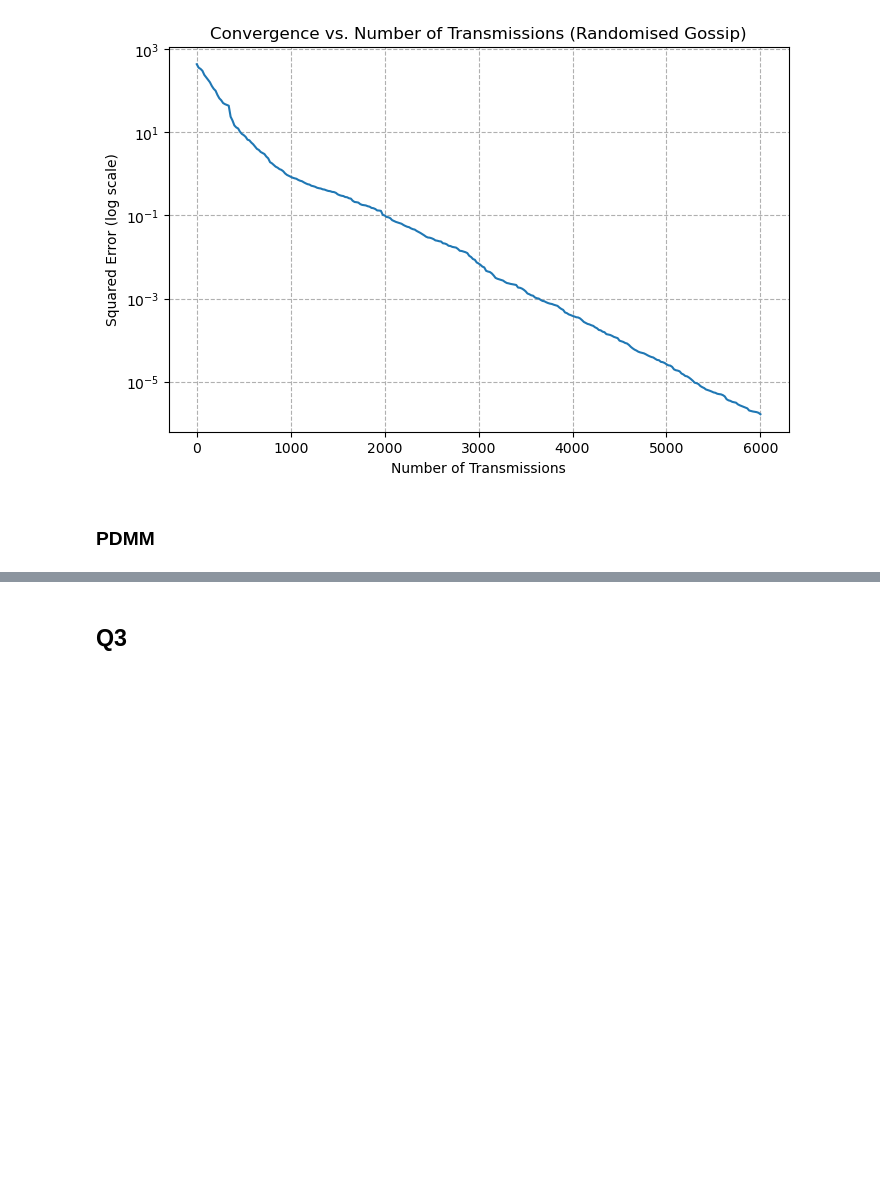
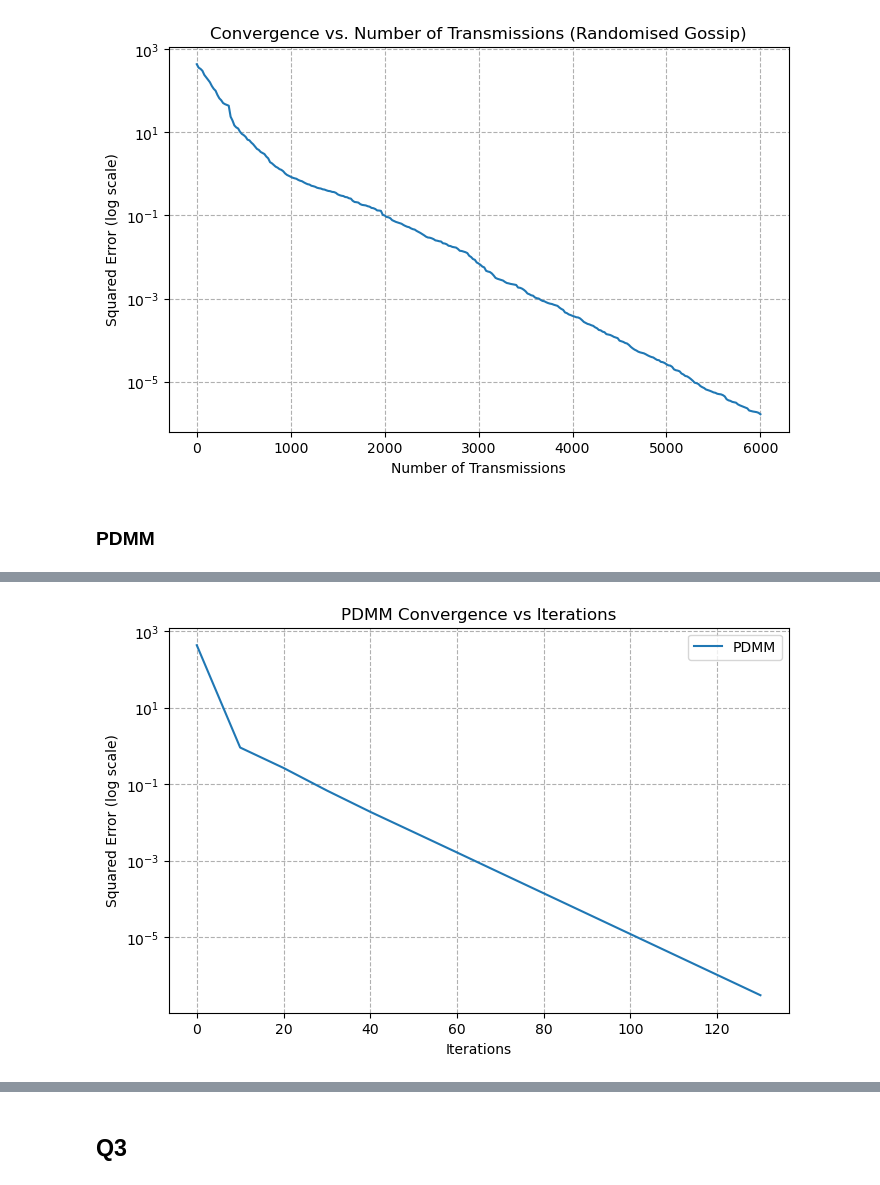
Before and after one commit to YuhanXu718/Distributed, a Jupyter notebook: Project.ipynb, the cells around one changed output, grey strips where cells are left out. Cells and saved outputs as stored; diff of their text form; code cells hidden in the pictures; blank space fills up the shorter version.

```diff
--- a/Project.ipynb
+++ b/Project.ipynb
@@ -202,0 +508,23 @@ plt.show()
+# %%
+import time
+
+# ------ Run PDMM with timing ------
+start_time = time.time()
+final_pdmm, history_pdmm = pdmm_average_consensus(init_values, adj_matrix)
+elapsed_time = time.time() - start_time
+
+# ------ Postprocessing metrics ------
+final_values = final_pdmm
+final_avg = np.mean(final_values)
+global_avg = np.mean(init_values)
+final_error = history_pdmm['errors'][-1]         # last squared error
+
+# ------ Output results ------
+print("\nAlgorithm completed!")
+print(f"Total iterations: {len(history_pdmm['errors']) * 10}")
+print(f"Total transmissions: {history_pdmm['transmissions']}")
+print(f"Execution time: {elapsed_time:.4f} seconds")
+print(f"Final estimated average: {final_avg:.8f}")
+print(f"Global average: {global_avg:.8f}")
+print(f"Absolute error: {abs(final_avg - global_avg):.8f}")
+print(f"Mean square error: {final_error:.8f}")
@@ -202,0 +540,12 @@ plt.show()
+# %%
+# ------------------ Visualization: error vs iteration ------------------
+plt.figure(figsize=(8, 5))
+plt.semilogy(np.arange(0, len(history_pdmm['errors'])) * 10, history_pdmm['errors'], label='PDMM')
+plt.xlabel('Iterations')
+plt.ylabel('Squared Error (log scale)')
+plt.title('PDMM Convergence vs Iterations')
+plt.grid(True, which='both', linestyle='--')
+plt.legend()
+plt.show()
+# %% [output]
+[figure, added]
```
Also changed, not shown: parts of 12 cells of this notebook.
